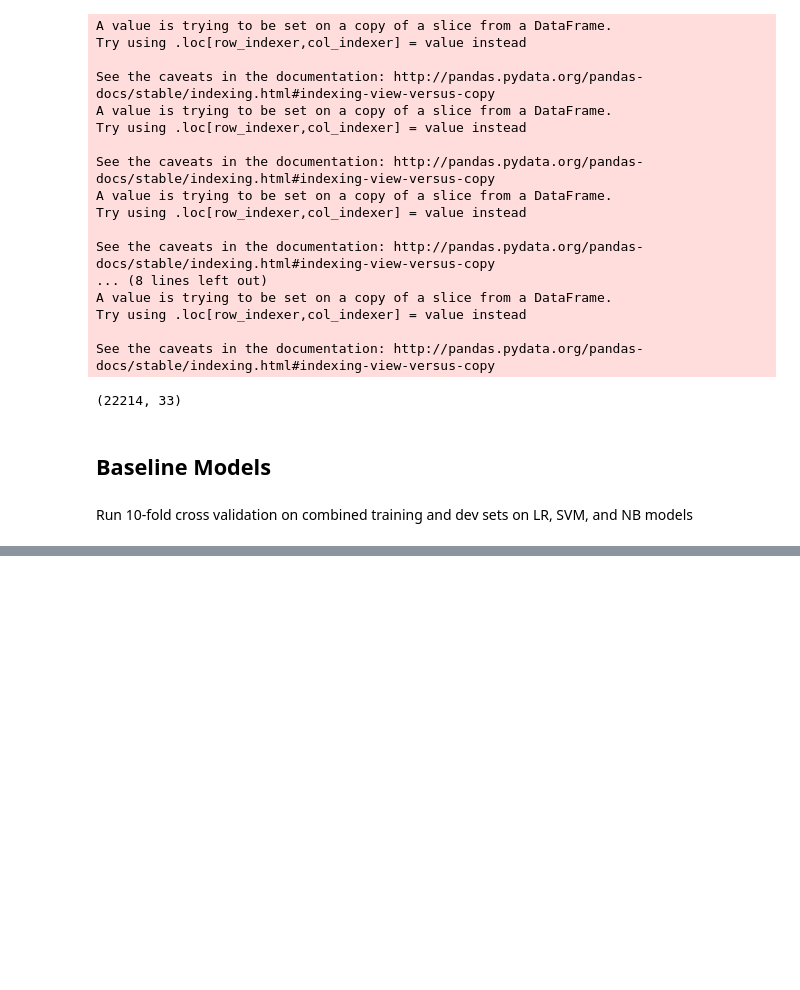
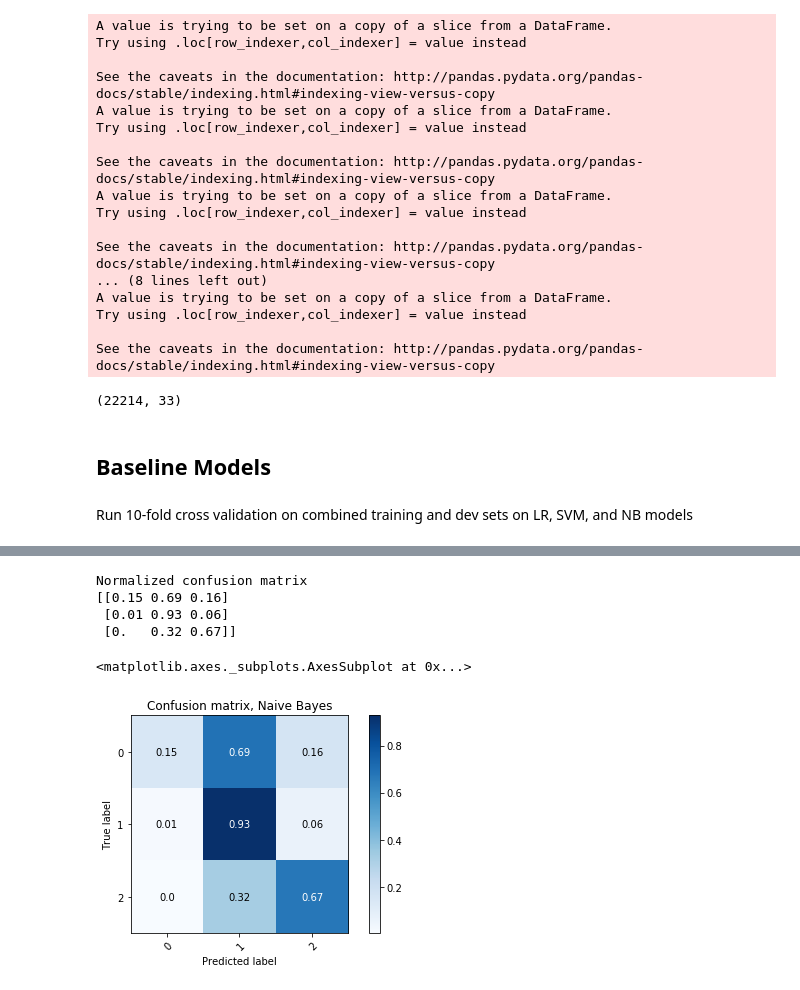
Before and after one commit to pratyushaj/abusive-language-online, a Jupyter notebook: utility/feature_extractor_with_baseline_models.ipynb, the cells around one changed output, grey strips where cells are left out. Drawn from its saved outputs; the diff is of its cells as text; code cells hidden in the pictures; blank space fills up the shorter version.

```diff
--- a/utility/feature_extractor_with_baseline_models.ipynb
+++ b/utility/feature_extractor_with_baseline_models.ipynb
@@ -780,0 +955,10 @@ avg / total       0.86      0.70      0.76     22214
+# %%
+plot_confusion_matrix(np.asarray(y), np.asarray(lr_y_pred), classes=np.asarray([0,1,2]),
+                      title='Confusion matrix, Naive Bayes',normalize=True)
+# %% [output]
+Normalized confusion matrix
+[[0.15 0.69 0.16]
+ [0.01 0.93 0.06]
+ [0.   0.32 0.67]]
+<matplotlib.axes._subplots.AxesSubplot at 0x...>
+[figure, added]
```
Also changed, not shown: parts of 21 cells of this notebook.
